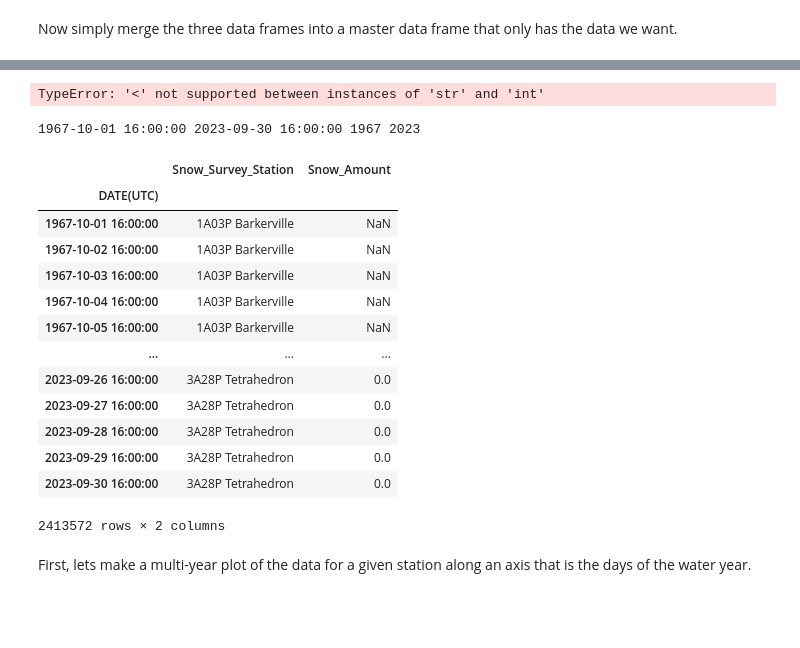
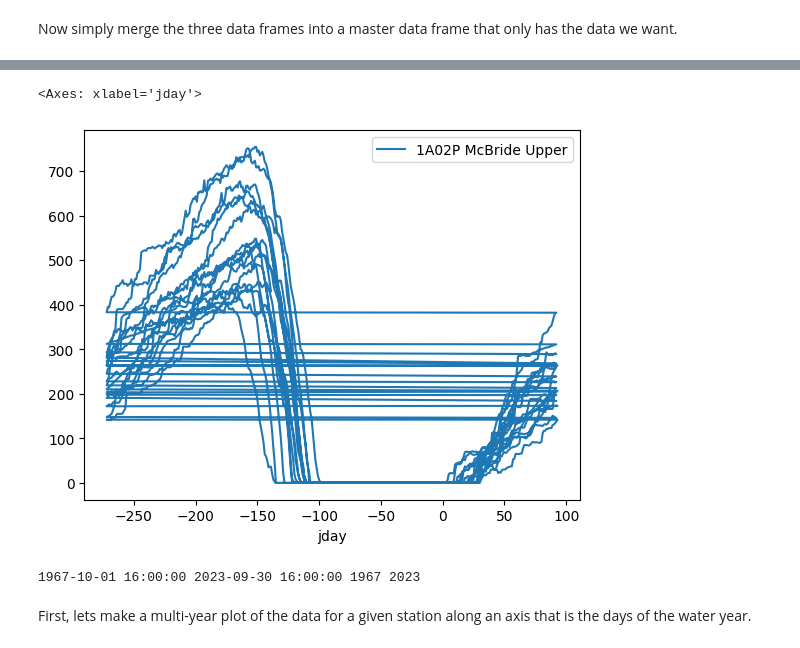
Before and after one commit to faronium/snowapp, a Jupyter notebook: snow.ipynb, the cells around one changed output, grey strips where cells are left out. Saved outputs shown, nothing was run; the diff lists cells and outputs as text; code cells hidden in the pictures; blank space fills up the shorter version.

Commit message:
Converted the dates to days of hydrological year. Working on the multiyear plot of data.
Signed-off-by: Faron Anslow <faron.anslow@gmail.com>

```diff
--- a/snow.ipynb
+++ b/snow.ipynb
@@ -90,8 +88,13 @@ See the caveats in the documentation: https://pandas.pydata.org/pandas-docs/stab
 # %%
 df['jday'] = df.index.strftime('%j').astype(int)
-df['jday' < 274]
+df['jday'] += -273
+#df['jday']
+df['jday'].mask(df['jday']<1,df['jday']+366)
+#df['jday']
+df.plot('jday','1A02P McBride Upper')
 # %% [output]
-TypeError: '<' not supported between instances of 'str' and 'int'
+<Axes: xlabel='jday'>
+[figure, added]
 # %%
 #convert dates/times to timestamp before melting
 def datetimepandas(timestring):
@@ -108,20 +111,6 @@ maxyear = datetime.strftime(maxdate,'%Y')
 print (mindate,maxdate,minyear,maxyear)
 # %% [output]
 1967-10-01 16:00:00 2023-09-30 16:00:00 1967 2023
-|  | Snow_Survey_Station | Snow_Amount |
-| DATE(UTC) |  |  |
-| 1967-10-01 16:00:00 | 1A03P Barkerville | NaN |
-| 1967-10-02 16:00:00 | 1A03P Barkerville | NaN |
-| 1967-10-03 16:00:00 | 1A03P Barkerville | NaN |
-| 1967-10-04 16:00:00 | 1A03P Barkerville | NaN |
-| 1967-10-05 16:00:00 | 1A03P Barkerville | NaN |
-| ... | ... | ... |
-| 2023-09-26 16:00:00 | 3A28P Tetrahedron | 0.0 |
-| 2023-09-27 16:00:00 | 3A28P Tetrahedron | 0.0 |
-| 2023-09-28 16:00:00 | 3A28P Tetrahedron | 0.0 |
-| 2023-09-29 16:00:00 | 3A28P Tetrahedron | 0.0 |
-| 2023-09-30 16:00:00 | 3A28P Tetrahedron | 0.0 |
-2413572 rows × 2 columns
 # %% [markdown]
 First, lets make a multi-year plot of the data for a given station along an axis that is the days of the water year.
 # %%
```
Also changed, not shown: parts of 3 cells of this notebook.
